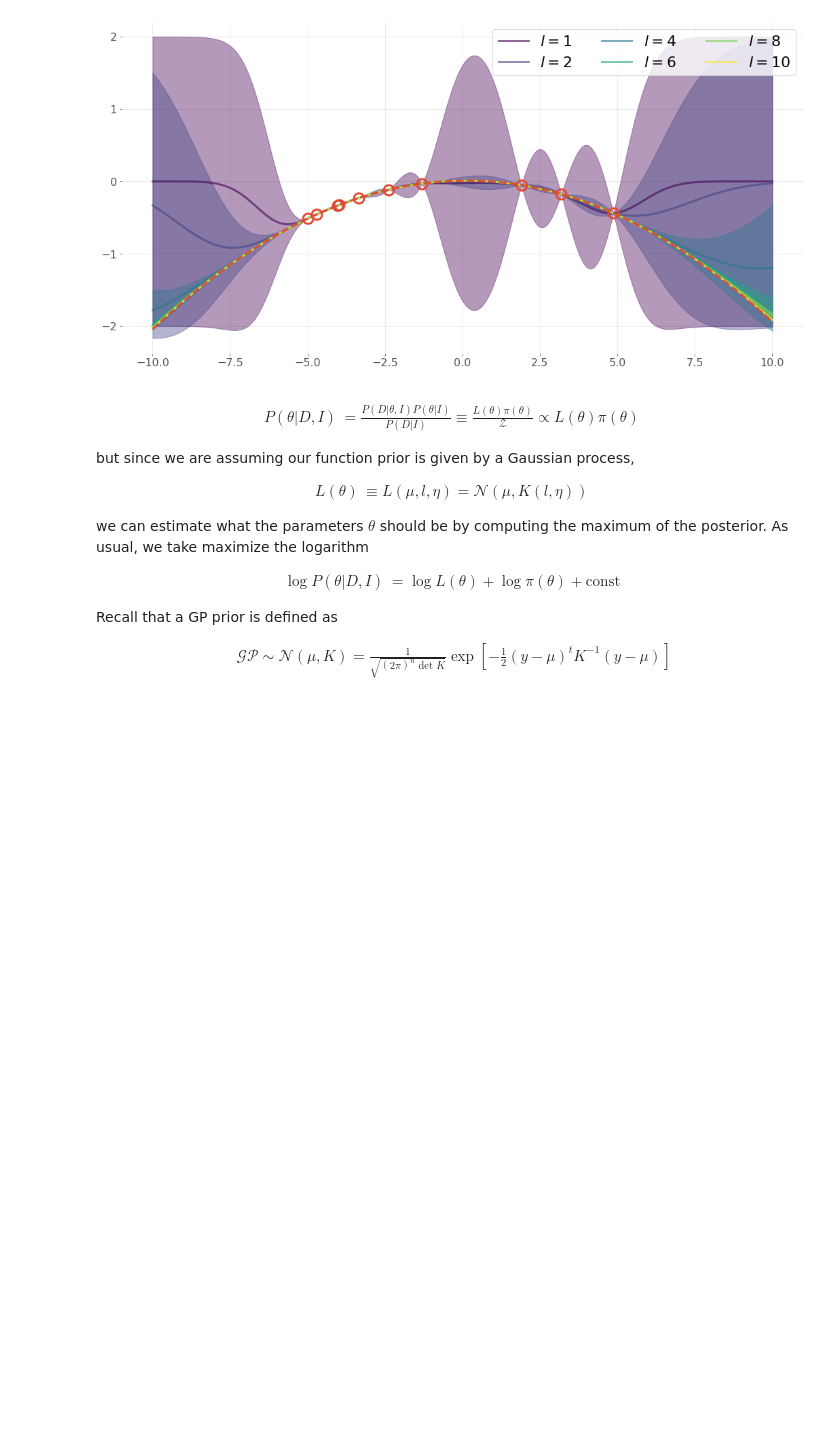
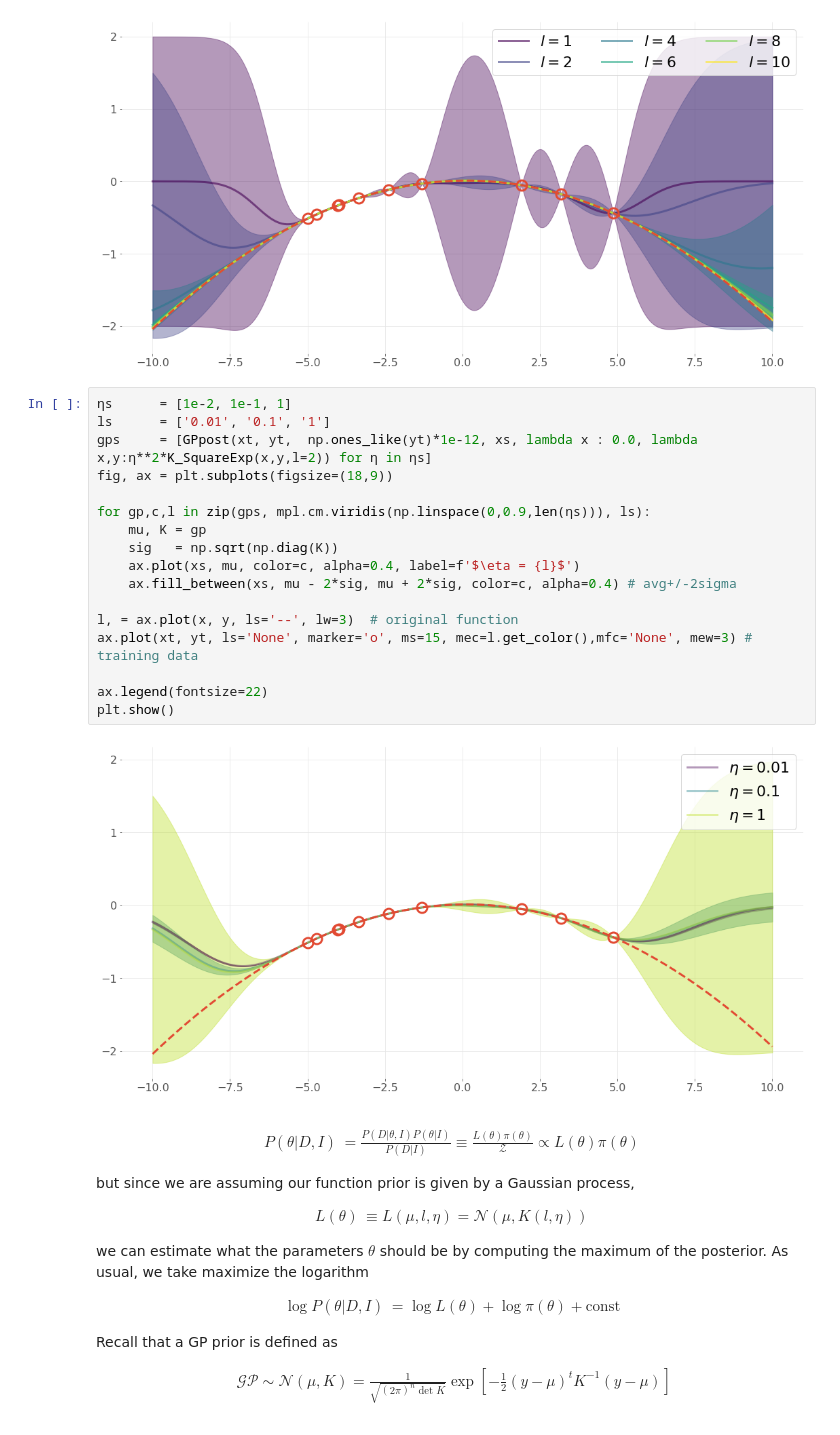
Before and after one commit to johnjmolina/ML-1koza, a Jupyter notebook: GaussianProcesses/0_BriefIntro.ipynb, the cells around one changed output. Cells and saved outputs as stored; diff of their text form; blank space fills up the shorter version.

```diff
--- a/GaussianProcesses/0_BriefIntro.ipynb
+++ b/GaussianProcesses/0_BriefIntro.ipynb
@@ -151,6 +151,25 @@ ax.legend(fontsize=22, ncol=3)
 plt.show()
 # %% [output]
 [figure]
+# %%
+ηs      = [1e-2, 1e-1, 1]
+ls      = ['0.01', '0.1', '1']
+gps     = [GPpost(xt, yt,  np.ones_like(yt)*1e-12, xs, lambda x : 0.0, lambda x,y:η**2*K_SquareExp(x,y,l=2)) for η in ηs]
+fig, ax = plt.subplots(figsize=(18,9))
+
+for gp,c,l in zip(gps, mpl.cm.viridis(np.linspace(0,0.9,len(ηs))), ls):
+    mu, K = gp
+    sig   = np.sqrt(np.diag(K))
+    ax.plot(xs, mu, color=c, alpha=0.4, label=f'$\eta = {l}$')
+    ax.fill_between(xs, mu - 2*sig, mu + 2*sig, color=c, alpha=0.4) # avg+/-2sigma
+
+l, = ax.plot(x, y, ls='--', lw=3)  # original function
+ax.plot(xt, yt, ls='None', marker='o', ms=15, mec=l.get_color(),mfc='None', mew=3) # training data
+
+ax.legend(fontsize=22)
+plt.show()
+# %% [output]
+[figure, added]
 # %% [markdown]
 \begin{align}
 P(\theta | D, I) &= \frac{P(D | \theta, I) P(\theta | I)}{P(D | I)}\equiv \frac{L(\theta) \pi(\theta)}{\mathcal{Z}} \propto L(\theta) \pi(\theta)
```
Also changed, not shown: parts of 2 cells of this notebook.
